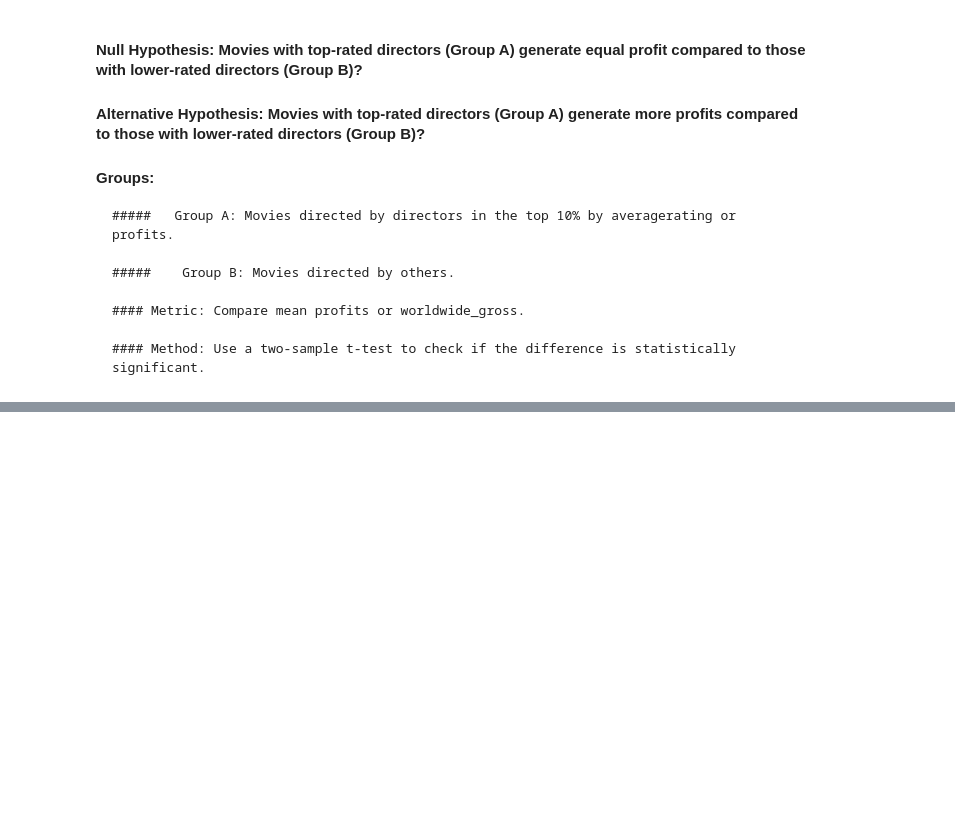
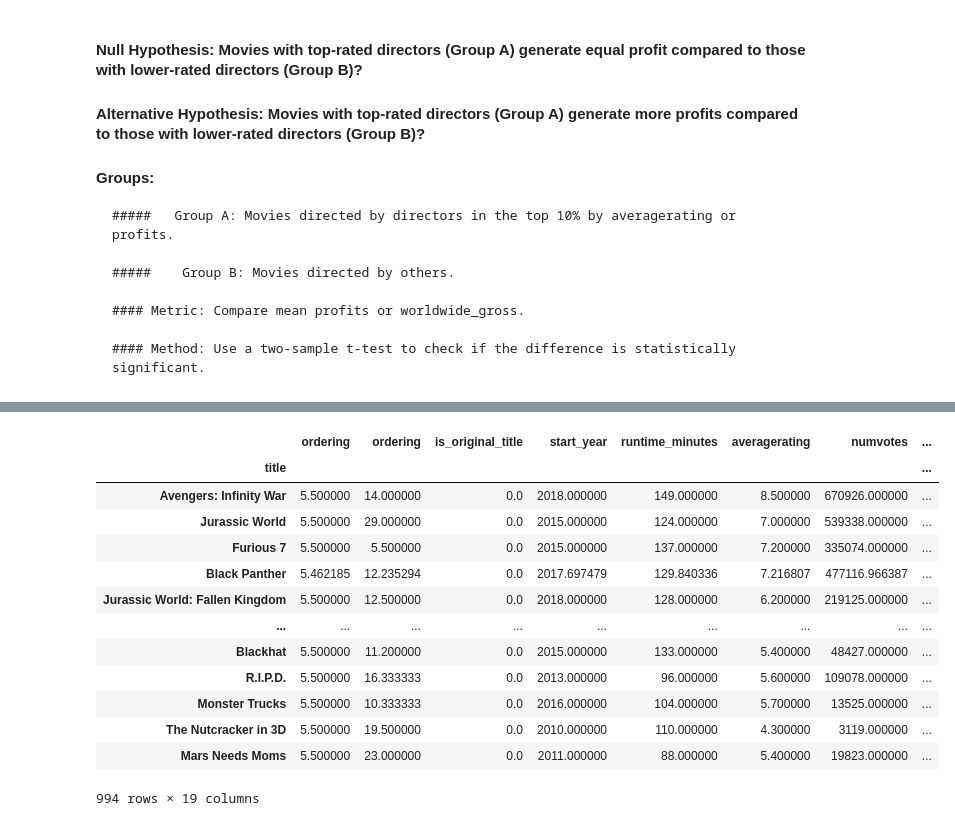
Before and after one commit to FrancisNdirangu/Phase-2-Project, a Jupyter notebook: merged_notebook.ipynb, the cells around one changed output, grey strips where cells are left out. Cells and saved outputs as stored; diff of their text form; code cells hidden in the pictures; blank space fills up the shorter version.

Commit message:
added second hypothesis test with group in meeting

```diff
--- a/merged_notebook.ipynb
+++ b/merged_notebook.ipynb
@@ -1218,0 +1278,26 @@ Al
+# %%
+# all_combined[['title','runtime_minutes']].groupby('title').mean().sort_values('runtime_minutes',ascending=True).head(50)
+
+#Question 3: Movies with higher ratings make more profit?
+
+#Null: Movies with higher ratings don't make higher profits?
+#alternate: Movies with higher ratings make more profits?
+
+
+highest_rated_movies = all_combined.groupby('title').mean().sort_values('profits',ascending=False)
+highest_rated_movies
+# %% [output]
+|  | ordering | ordering | is_original_title | start_year | runtime_minutes | averagerating | numvotes | ... |
+| title |  |  |  |  |  |  |  | ... |
+| Avengers: Infinity War | 5.500000 | 14.000000 | 0.0 | 2018.000000 | 149.000000 | 8.500000 | 670926.000000 | ... |
+| Jurassic World | 5.500000 | 29.000000 | 0.0 | 2015.000000 | 124.000000 | 7.000000 | 539338.000000 | ... |
+| Furious 7 | 5.500000 | 5.500000 | 0.0 | 2015.000000 | 137.000000 | 7.200000 | 335074.000000 | ... |
+| Black Panther | 5.462185 | 12.235294 | 0.0 | 2017.697479 | 129.840336 | 7.216807 | 477116.966387 | ... |
+| Jurassic World: Fallen Kingdom | 5.500000 | 12.500000 | 0.0 | 2018.000000 | 128.000000 | 6.200000 | 219125.000000 | ... |
+| ... | ... | ... | ... | ... | ... | ... | ... | ... |
+| Blackhat | 5.500000 | 11.200000 | 0.0 | 2015.000000 | 133.000000 | 5.400000 | 48427.000000 | ... |
+| R.I.P.D. | 5.500000 | 16.333333 | 0.0 | 2013.000000 | 96.000000 | 5.600000 | 109078.000000 | ... |
+| Monster Trucks | 5.500000 | 10.333333 | 0.0 | 2016.000000 | 104.000000 | 5.700000 | 13525.000000 | ... |
+| The Nutcracker in 3D | 5.500000 | 19.500000 | 0.0 | 2010.000000 | 110.000000 | 4.300000 | 3119.000000 | ... |
+| Mars Needs Moms | 5.500000 | 23.000000 | 0.0 | 2011.000000 | 88.000000 | 5.400000 | 19823.000000 | ... |
+994 rows × 19 columns
```
Also changed, not shown: parts of 6 cells of this notebook.
